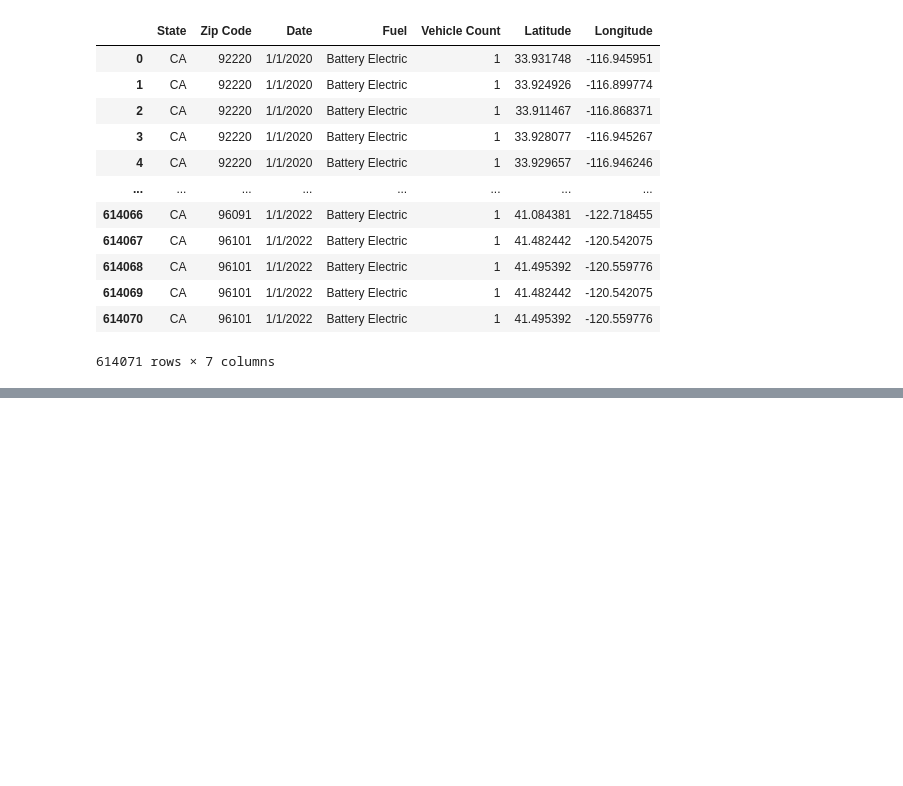
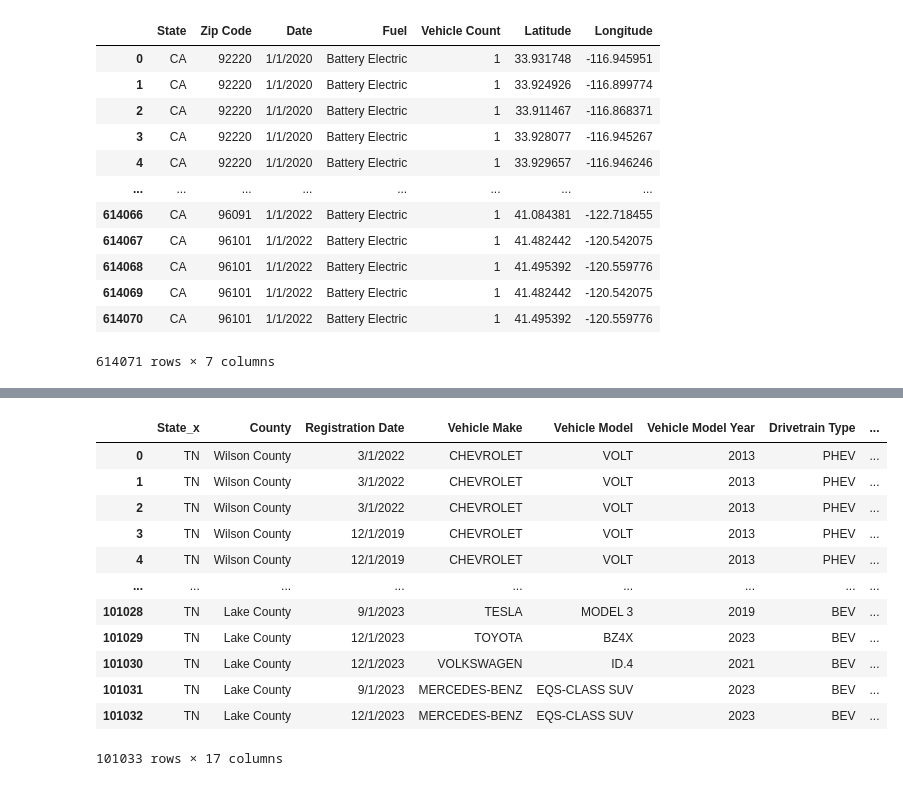
Before and after one commit to Focused79/project3-alternating-current, a Jupyter notebook: project3.ipynb, the cells around one changed output, grey strips where cells are left out. Drawn from its saved outputs; the diff is of its cells as text; code cells hidden in the pictures; blank space fills up the shorter version.

```diff
--- a/project3.ipynb
+++ b/project3.ipynb
@@ -152,0 +187,5 @@ CA_EV_Registration_LatLong_df.to_csv('CA_EV_Registration_LatLong_2020-2022.csv',
+# %%
+TN_counties = US_counties[US_counties['state_id']=='TN']
+TN_counties_sorted = TN_counties[['county_full', 'county_fips', 'state_id', 'lat', 'lng']]
+TN_counties_sorted.rename(columns={'county_full': 'County', 'county_fips': 'County Zip','state_id': 'State', 'lat':'Latitude', 'lng': 'Longitude'}, inplace=True)
+TN_counties_sorted
@@ -152,0 +210,17 @@ CA_EV_Registration_LatLong_df.to_csv('CA_EV_Registration_LatLong_2020-2022.csv',
+# %%
+TN_EV_Registration_LatLong_df = pd.merge(TN_EV_Registrations, TN_counties_sorted, on='County', how='inner')
+TN_EV_Registration_LatLong_df
+# %% [output]
+|  | State_x | County | Registration Date | Vehicle Make | Vehicle Model | Vehicle Model Year | Drivetrain Type | ... |
+| 0 | TN | Wilson County | 3/1/2022 | CHEVROLET | VOLT | 2013 | PHEV | ... |
+| 1 | TN | Wilson County | 3/1/2022 | CHEVROLET | VOLT | 2013 | PHEV | ... |
+| 2 | TN | Wilson County | 3/1/2022 | CHEVROLET | VOLT | 2013 | PHEV | ... |
+| 3 | TN | Wilson County | 12/1/2019 | CHEVROLET | VOLT | 2013 | PHEV | ... |
+| 4 | TN | Wilson County | 12/1/2019 | CHEVROLET | VOLT | 2013 | PHEV | ... |
+| ... | ... | ... | ... | ... | ... | ... | ... | ... |
+| 101028 | TN | Lake County | 9/1/2023 | TESLA | MODEL 3 | 2019 | BEV | ... |
+| 101029 | TN | Lake County | 12/1/2023 | TOYOTA | BZ4X | 2023 | BEV | ... |
+| 101030 | TN | Lake County | 12/1/2023 | VOLKSWAGEN | ID.4 | 2021 | BEV | ... |
+| 101031 | TN | Lake County | 9/1/2023 | MERCEDES-BENZ | EQS-CLASS SUV | 2023 | BEV | ... |
+| 101032 | TN | Lake County | 12/1/2023 | MERCEDES-BENZ | EQS-CLASS SUV | 2023 | BEV | ... |
+101033 rows × 17 columns
```
Also changed, not shown: parts of 5 cells of this notebook, 20 other files.
